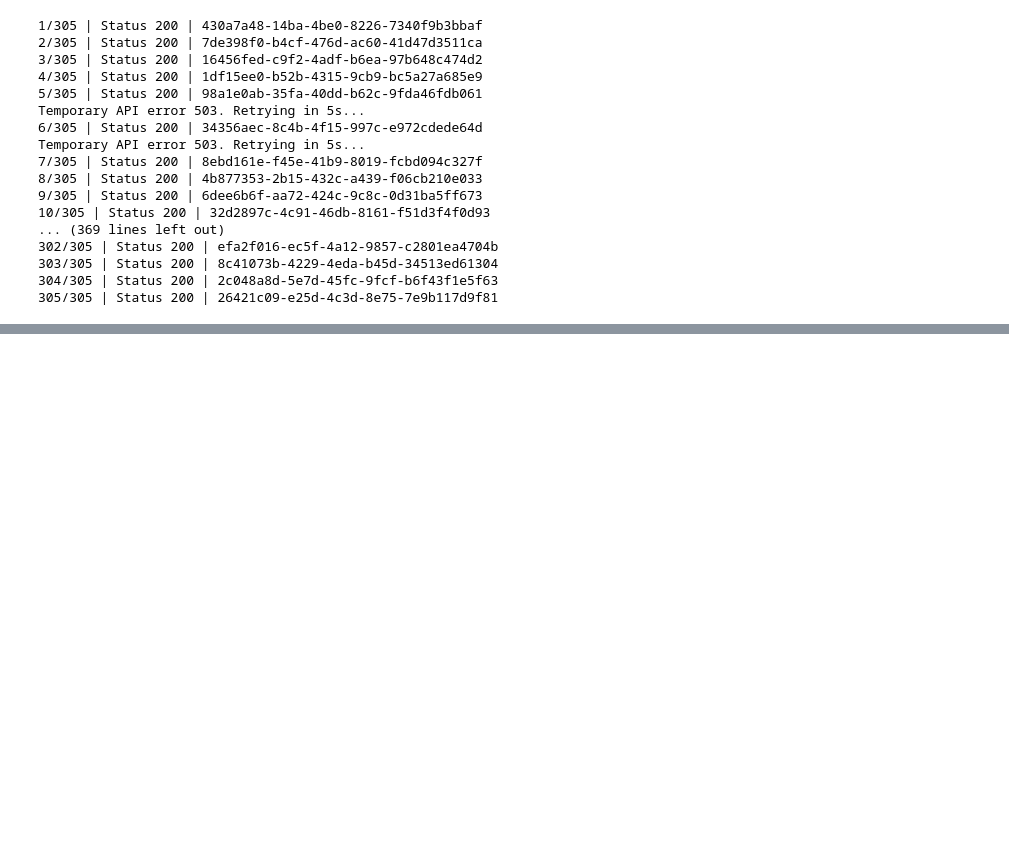
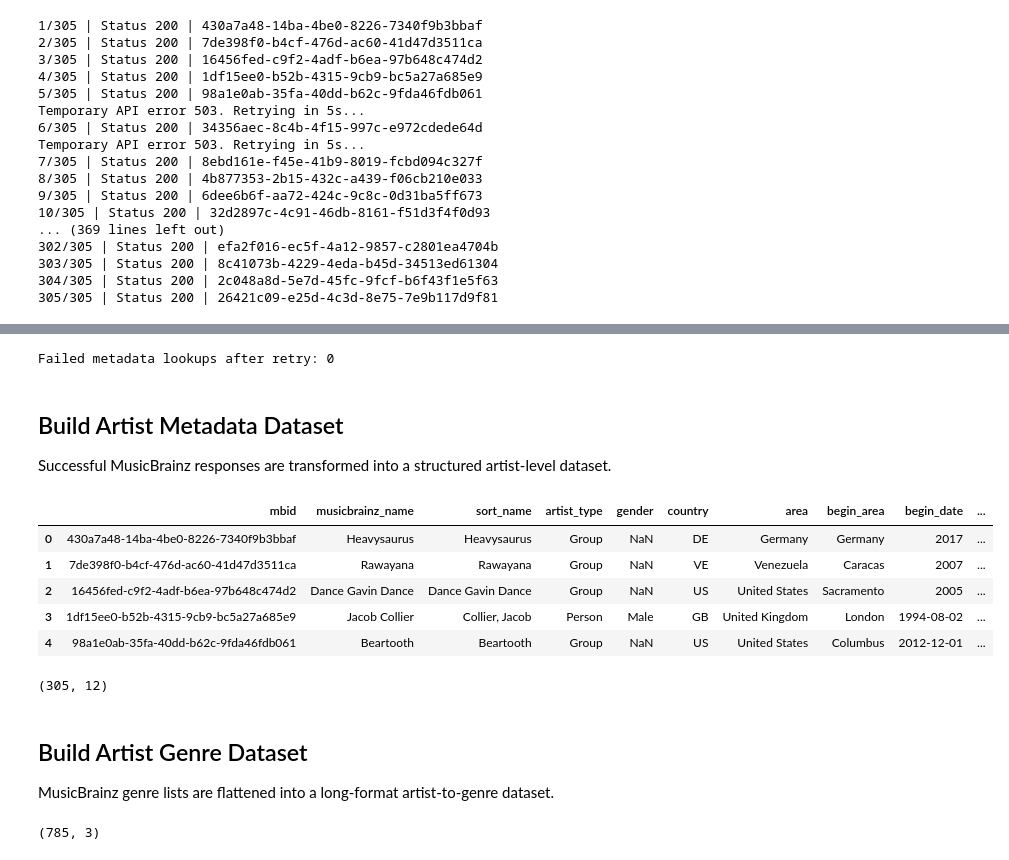
Before and after one commit to avetisyanna/gigroute-europe, a Jupyter notebook: notebooks/07_artist_metadata.ipynb, the cells around one changed output, grey strips where cells are left out. Saved outputs shown, nothing was run; the diff lists cells and outputs as text; code cells hidden in the pictures; blank space fills up the shorter version.

Commit message:
Structured MusicBrainz artist metadata, genres, and tags

```diff
--- a/notebooks/07_artist_metadata.ipynb
+++ b/notebooks/07_artist_metadata.ipynb
@@ -213,0 +236,4 @@ Temporary API error 503. Retrying in 5s...
+# %%
+failed_mbids = list(failed_metadata.keys())
+
+print("Metadata lookups to retry:", len(failed_mbids))
@@ -213,0 +273,62 @@ Temporary API error 503. Retrying in 5s...
+# %%
+failed_metadata = {
+    mbid: result
+    for mbid, result in metadata_cache.items()
+    if result.get("status_code") != 200
+}
+
+print(
+    "Failed metadata lookups after retry:",
+    len(failed_metadata)
+)
+# %% [output]
+Failed metadata lookups after retry: 0
+# %% [markdown]
+## Build Artist Metadata Dataset
+
+Successful MusicBrainz responses are transformed into a structured artist-level dataset.
+# %%
+metadata_rows= []
+
+for mbid, result in metadata_cache.items():
+    if result.get("status_code") != 200:
+        continue
+    data = result.get("data", {})
+
+    area = data.get("area") or {}
+    begin_area = data.get("begin-area") or {}
+    life_span = data.get("life-span") or {}
+
+    metadata_rows.append({
+        "mbid": mbid,
+        "musicbrainz_name": data.get("name"),
+        "sort_name": data.get("sort-name"),
+        "artist_type": data.get("type"),
+        "gender": data.get("gender"),
+        "country": data.get("country"),
+        "area": area.get("name"),
+        "begin_area": begin_area.get("name"),
+        "begin_date": life_span.get("begin"),
+        "end_date": life_span.get("end"),
+        "ended": life_span.get("ended"),
+        "disambiguation": data.get("disambiguation")
+    })
+# %%
+artists_metadata_df = pd.DataFrame(metadata_rows)
+
+artists_metadata_df.head()
+# %% [output]
+|  | mbid | musicbrainz_name | sort_name | artist_type | gender | country | area | begin_area | begin_date | ... |
+| 0 | 430a7a48-14ba-4be0-8226-7340f9b3bbaf | Heavysaurus | Heavysaurus | Group | NaN | DE | Germany | Germany | 2017 | ... |
+| 1 | 7de398f0-b4cf-476d-ac60-41d47d3511ca | Rawayana | Rawayana | Group | NaN | VE | Venezuela | Caracas | 2007 | ... |
+| 2 | 16456fed-c9f2-4adf-b6ea-97b648c474d2 | Dance Gavin Dance | Dance Gavin Dance | Group | NaN | US | United States | Sacramento | 2005 | ... |
+| 3 | 1df15ee0-b52b-4315-9cb9-bc5a27a685e9 | Jacob Collier | Collier, Jacob | Person | Male | GB | United Kingdom | London | 1994-08-02 | ... |
+| 4 | 98a1e0ab-35fa-40dd-b62c-9fda46fdb061 | Beartooth | Beartooth | Group | NaN | US | United States | Columbus | 2012-12-01 | ... |
+# %%
+artists_metadata_df.shape
+# %% [output]
+(305, 12)
+# %% [markdown]
+## Build Artist Genre Dataset
+
+MusicBrainz genre lists are flattened into a long-format artist-to-genre dataset.
@@ -213,0 +352,5 @@ Temporary API error 503. Retrying in 5s...
+# %%
+artists_genres_df.head()
+artists_genres_df.shape
+# %% [output]
+(785, 3)
```
Also changed, not shown: parts of 14 cells of this notebook.
